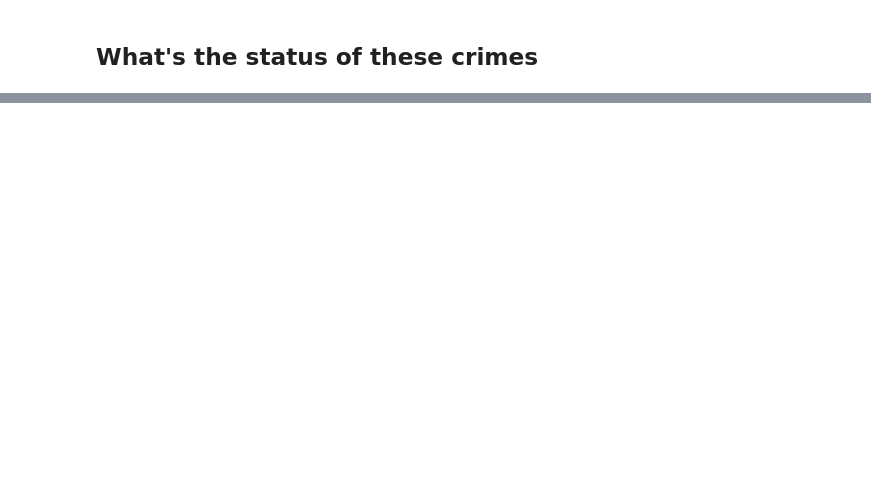
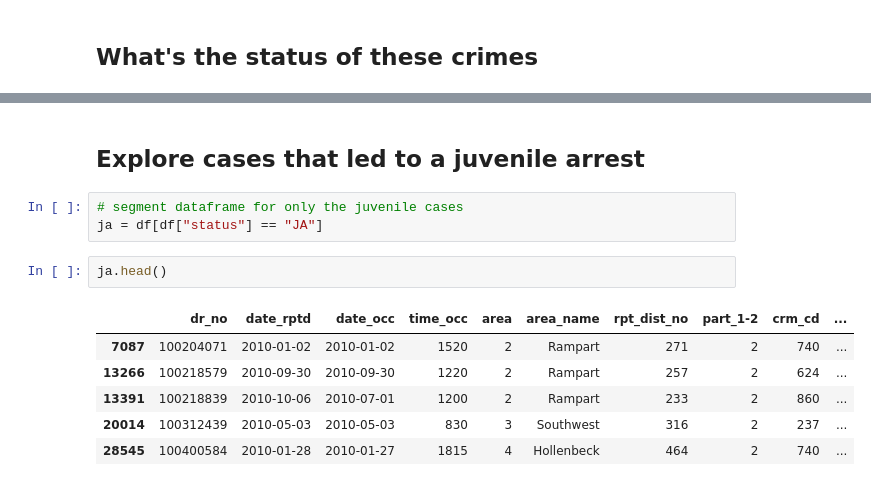
Before and after one commit to veeps/LA_innovation_team, a Jupyter notebook: code/003_explore_trends.ipynb, the cells around one changed output, grey strips where cells are left out. Drawn from its saved outputs; the diff is of its cells as text; blank space fills up the shorter version.

```diff
--- a/code/003_explore_trends.ipynb
+++ b/code/003_explore_trends.ipynb
@@ -284,0 +279,14 @@ array(['Adult Arrest', 'Invest Cont', 'Adult Other', 'Juv Arrest',
+# %% [markdown]
+## Explore cases that led to a juvenile arrest
+# %%
+# segment dataframe for only the juvenile cases
+ja = df[df["status"] == "JA"]
+# %%
+ja.head()
+# %% [output]
+|  | dr_no | date_rptd | date_occ | time_occ | area | area_name | rpt_dist_no | part_1-2 | crm_cd | ... |
+| 7087 | 100204071 | 2010-01-02 | 2010-01-02 | 1520 | 2 | Rampart | 271 | 2 | 740 | ... |
+| 13266 | 100218579 | 2010-09-30 | 2010-09-30 | 1220 | 2 | Rampart | 257 | 2 | 624 | ... |
+| 13391 | 100218839 | 2010-10-06 | 2010-07-01 | 1200 | 2 | Rampart | 233 | 2 | 860 | ... |
+| 20014 | 100312439 | 2010-05-03 | 2010-05-03 | 830 | 3 | Southwest | 316 | 2 | 237 | ... |
+| 28545 | 100400584 | 2010-01-28 | 2010-01-27 | 1815 | 4 | Hollenbeck | 464 | 2 | 740 | ... |
```
Also changed, not shown: parts of 10 cells of this notebook, 1 other file.
